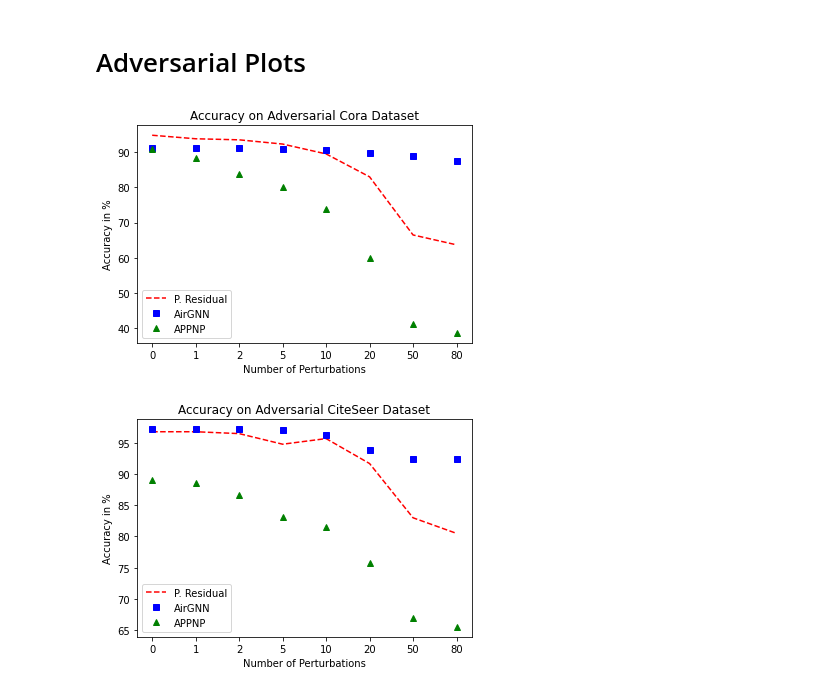
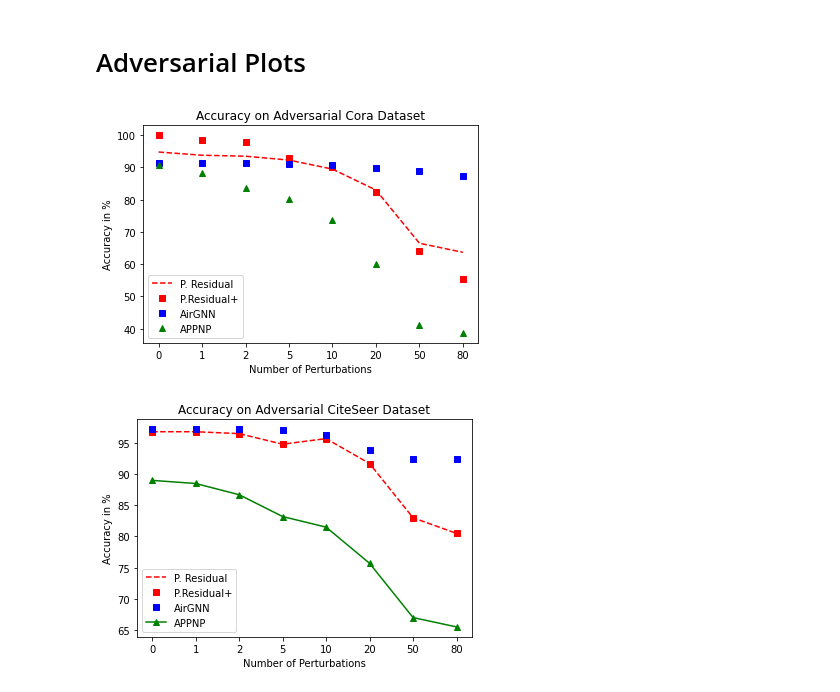
Before and after one commit to Karthik2924/Probabalistic_Graph_Residual, a Jupyter notebook: CreateGraphs_Template.ipynb, the cells around one changed output. Cells and saved outputs as stored; diff of their text form; code cells hidden in the pictures.

```diff
--- a/CreateGraphs_Template.ipynb
+++ b/CreateGraphs_Template.ipynb
@@ -55,35 +90,39 @@ plt.ylabel("Accuracy in %");
 # %%
 ###Cora
 
 pres = [94.8,93.8,93.5,92.3,89.5,83.0,66.5,63.7]
+presPRO = 100*np.array([1.000, 0.985, 0.980, 0.930, 0.900, 0.825, 0.642, 0.555])
 airG = 100*np.array([0.913, 0.913, 0.913, 0.910, 0.907, 0.897, 0.890, 0.875])
 app = 100*np.array([0.908, 0.882 , 0.837,0.802,0.738, 0.600, 0.412,0.387])
-models = ['P. Residual', 'AirGNN', 'APPNP']
+models = ['P. Residual', 'P.Residual+', 'AirGNN', 'APPNP']
 x = [0, 1, 2, 5, 10, 20, 50, 80]
 r = [0,1,2,3,4,5,6,7]
 plt.plot(r, pres, 'r--');
+plt.plot(r,presPRO, 'rs');
 plt.plot(r, airG, 'bs');
 plt.plot(r, app, 'g^')
 plt.legend(models)
 #plt.ylim(70.0, 73);
 plt.xticks(r,x);
 plt.xlabel("Number of Perturbations")
 plt.ylabel("Accuracy in %")
 plt.title("Accuracy on Adversarial Cora Dataset");
 # %% [output]
-[figure, old version]
+[figure, new version]
 # %%
 #cite seer
 
 pres = [96.8,96.8,96.5,94.8,95.7,91.7,83.0,80.5]
+presPRO = 100*np.array([0.968, 0.968, 0.965, 0.948, 0.957, 0.917, 0.830, 0.805 ])
 airG = 100*np.array([0.972,  0.972, 0.972, 0.970, 0.962 , 0.938 , 0.925, 0.925 ])
 app = 100*np.array([0.890 ,0.885, 0.867 , 0.832, 0.815, 0.757, 0.670, 0.655])
-models = ['P. Residual', 'AirGNN', 'APPNP']
+models = ['P. Residual', 'P.Residual+', 'AirGNN', 'APPNP']
 x = [0, 1, 2, 5, 10, 20, 50, 80]
 r = [0,1,2,3,4,5,6,7]
 plt.plot(r, pres, 'r--');
+plt.plot(r,presPRO, 'rs');
 plt.plot(r, airG, 'bs');
-plt.plot(r, app, 'g^')
+plt.plot(r, app, 'g^-')
 plt.legend(models)
 #plt.ylim(70.0, 73);
 plt.xticks(r,x);
@@ -91,7 +130,7 @@ plt.xlabel("Number of Perturbations")
 plt.ylabel("Accuracy in %")
 plt.title("Accuracy on Adversarial CiteSeer Dataset");
 # %% [output]
-[figure, old version]
+[figure, new version]
 # %%
 ## pubmed
 
```
Also changed, not shown: parts of 9 cells of this notebook.
